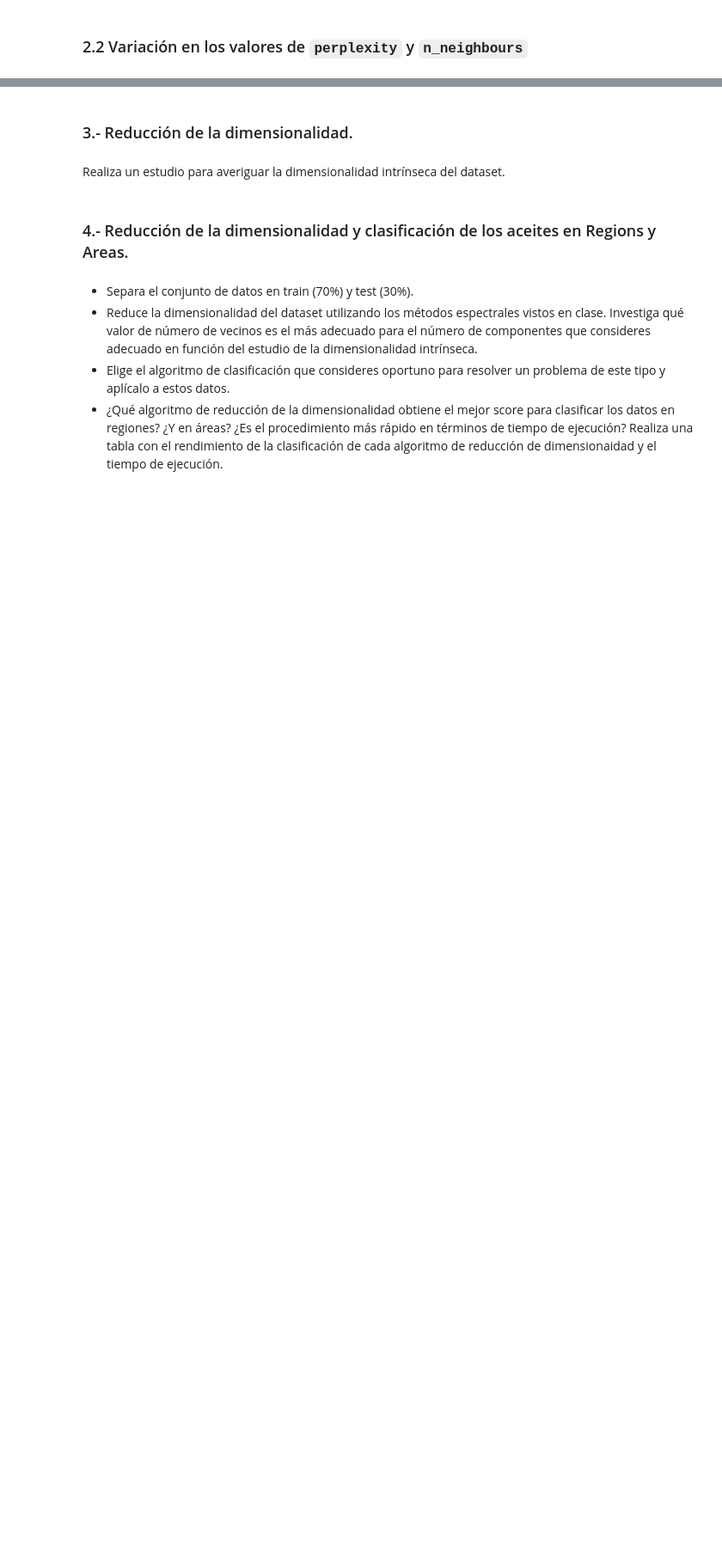
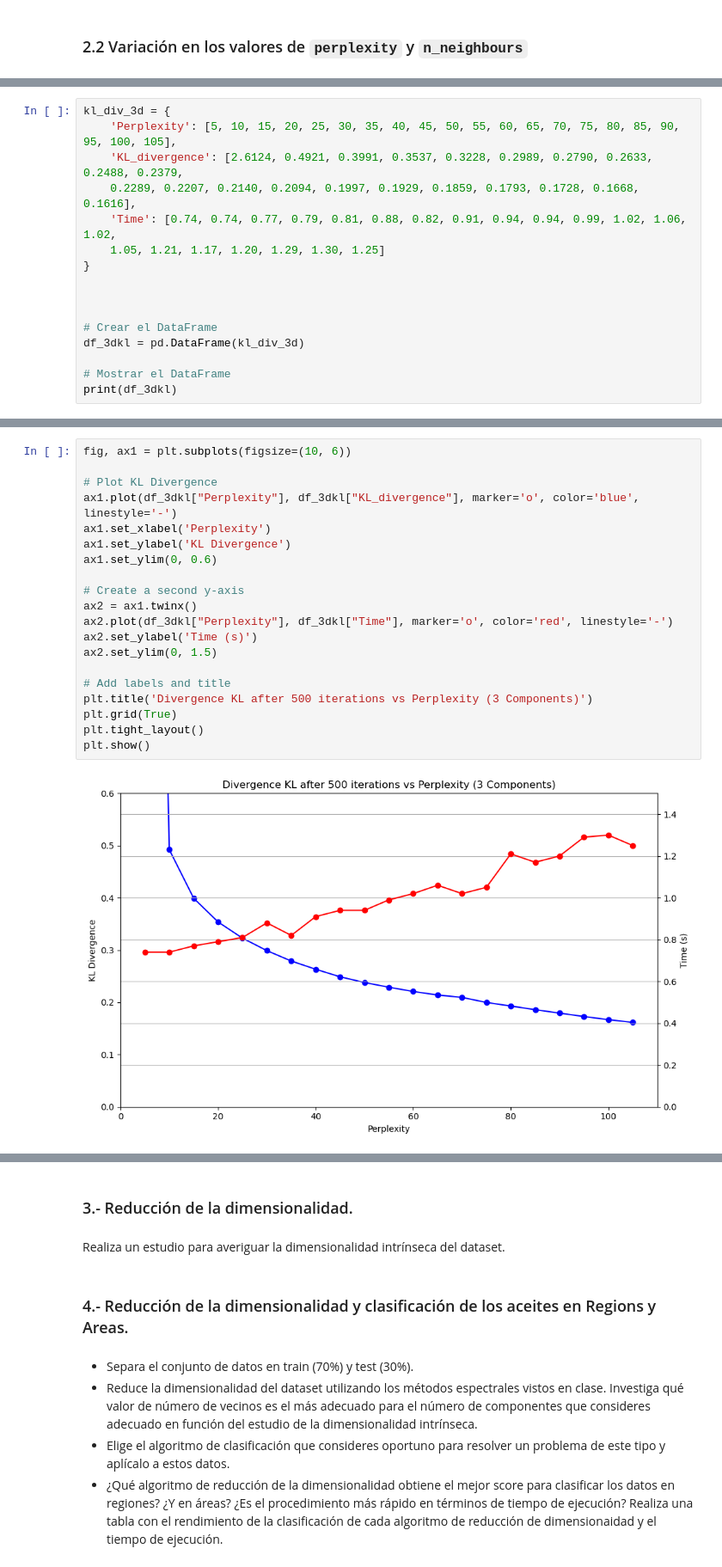
Before and after one commit to jemarle/AMII, a Jupyter notebook: Proyecto_aceite_oliva/Ejercicio_alumno_Carlos.ipynb, the cells around one changed output, grey strips where cells are left out. Shown at 86% size. Drawn from its saved outputs; the diff is of its cells as text; blank space fills up the shorter version.

```diff
--- a/Proyecto_aceite_oliva/Ejercicio_alumno_Carlos.ipynb
+++ b/Proyecto_aceite_oliva/Ejercicio_alumno_Carlos.ipynb
@@ -480,0 +550,16 @@ for p in lista_perplexity:
+# %%
+kl_div_3d = {
+    'Perplexity': [5, 10, 15, 20, 25, 30, 35, 40, 45, 50, 55, 60, 65, 70, 75, 80, 85, 90, 95, 100, 105],
+    'KL_divergence': [2.6124, 0.4921, 0.3991, 0.3537, 0.3228, 0.2989, 0.2790, 0.2633, 0.2488, 0.2379,
+    0.2289, 0.2207, 0.2140, 0.2094, 0.1997, 0.1929, 0.1859, 0.1793, 0.1728, 0.1668, 0.1616],
+    'Time': [0.74, 0.74, 0.77, 0.79, 0.81, 0.88, 0.82, 0.91, 0.94, 0.94, 0.99, 1.02, 1.06, 1.02,
+    1.05, 1.21, 1.17, 1.20, 1.29, 1.30, 1.25]
+}
+
+
+
+# Crear el DataFrame
+df_3dkl = pd.DataFrame(kl_div_3d)
+
+# Mostrar el DataFrame
+print(df_3dkl)
@@ -480,0 +584,22 @@ for p in lista_perplexity:
+# %%
+fig, ax1 = plt.subplots(figsize=(10, 6))
+
+# Plot KL Divergence
+ax1.plot(df_3dkl["Perplexity"], df_3dkl["KL_divergence"], marker='o', color='blue', linestyle='-')
+ax1.set_xlabel('Perplexity')
+ax1.set_ylabel('KL Divergence')
+ax1.set_ylim(0, 0.6)
+
+# Create a second y-axis
+ax2 = ax1.twinx()
+ax2.plot(df_3dkl["Perplexity"], df_3dkl["Time"], marker='o', color='red', linestyle='-')
+ax2.set_ylabel('Time (s)')
+ax2.set_ylim(0, 1.5)
+
+# Add labels and title
+plt.title('Divergence KL after 500 iterations vs Perplexity (3 Components)')
+plt.grid(True)
+plt.tight_layout()
+plt.show()
+# %% [output]
+[figure, added]
```
Also changed, not shown: parts of 29 cells of this notebook.
